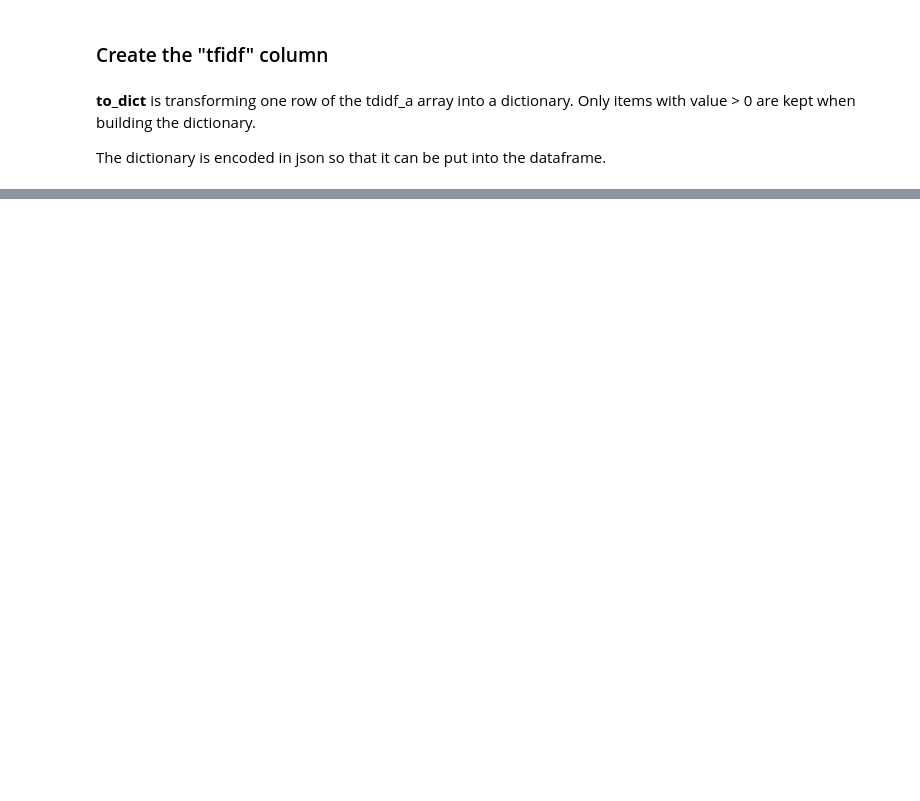
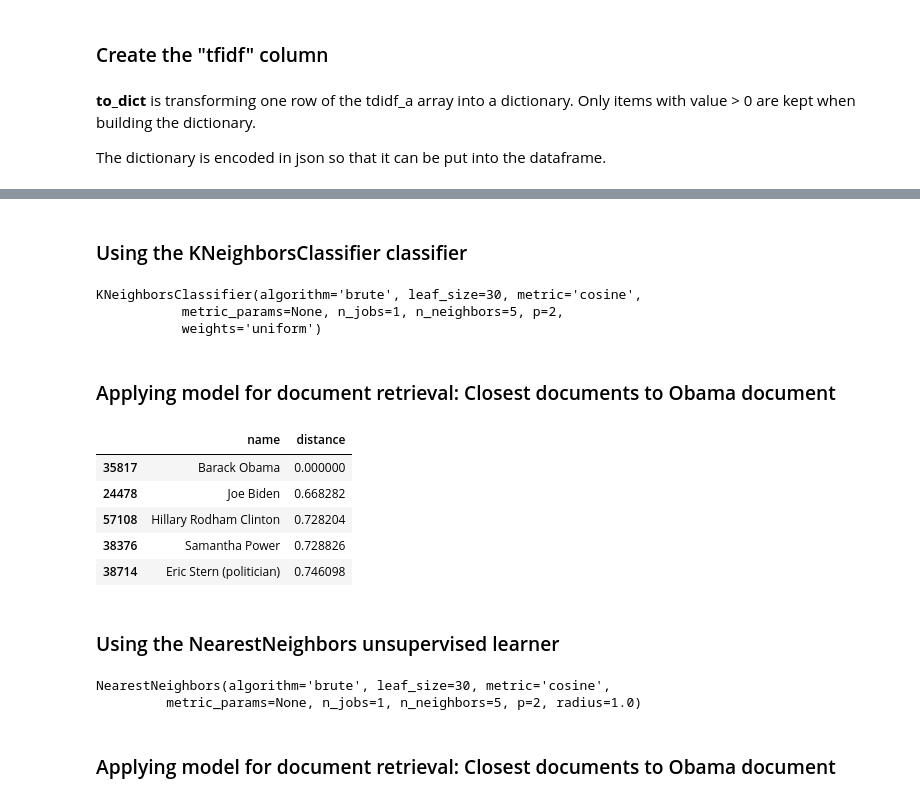
Before and after one commit to ddumet/coursera_machine_learning_foundations, a Jupyter notebook: document_retrieval.ipynb, the cells around one changed output, grey strips where cells are left out. Saved outputs shown, nothing was run; the diff lists cells and outputs as text; code cells hidden in the pictures; blank space fills up the shorter version.

Commit message:
Complete jupyter notebook for Document Retrieval

```diff
--- a/document_retrieval.ipynb
+++ b/document_retrieval.ipynb
@@ -165,0 +219,3 @@ OrderedDict([('obama', 0.3983862007203234),
+# %%
+%%time
+tfidf_3 = vectorizer_tfidf_3.fit_transform(people.loc[:,"text"])
@@ -165,0 +255,27 @@ OrderedDict([('obama', 0.3983862007203234),
+# %% [markdown]
+### Using the KNeighborsClassifier classifier
+# %%
+kneighb = KNeighborsClassifier(algorithm="brute", metric="cosine")
+# %%
+kneighb.fit(tfidf_3,people.loc[:,"name"])
+# %% [output]
+KNeighborsClassifier(algorithm='brute', leaf_size=30, metric='cosine',
+           metric_params=None, n_jobs=1, n_neighbors=5, p=2,
+           weights='uniform')
+# %% [markdown]
+### Applying model for document retrieval: Closest documents to Obama document
+# %%
+Nearest_obama_neighbours = kneighb.kneighbors(tfidf_3[obama_index],n_neighbors=5)
+# %%
+Nearest_obama_neighbours_df = pd.DataFrame(people.loc[Nearest_obama_neighbours[1][0],"name"])
+Nearest_obama_neighbours_df.insert(1,"distance",Nearest_obama_neighbours[0][0].reshape(-1,1))
+Nearest_obama_neighbours_df
+# %% [output]
+|  | name | distance |
+| 35817 | Barack Obama | 0.000000 |
+| 24478 | Joe Biden | 0.668282 |
+| 57108 | Hillary Rodham Clinton | 0.728204 |
+| 38376 | Samantha Power | 0.728826 |
+| 38714 | Eric Stern (politician) | 0.746098 |
+# %% [markdown]
+### Using the NearestNeighbors unsupervised learner
@@ -165,0 +284,7 @@ OrderedDict([('obama', 0.3983862007203234),
+# %%
+neighb.fit(tfidf_3)
+# %% [output]
+NearestNeighbors(algorithm='brute', leaf_size=30, metric='cosine',
+         metric_params=None, n_jobs=1, n_neighbors=5, p=2, radius=1.0)
+# %% [markdown]
+### Applying model for document retrieval: Closest documents to Obama document
```
Also changed, not shown: parts of 51 cells of this notebook.
